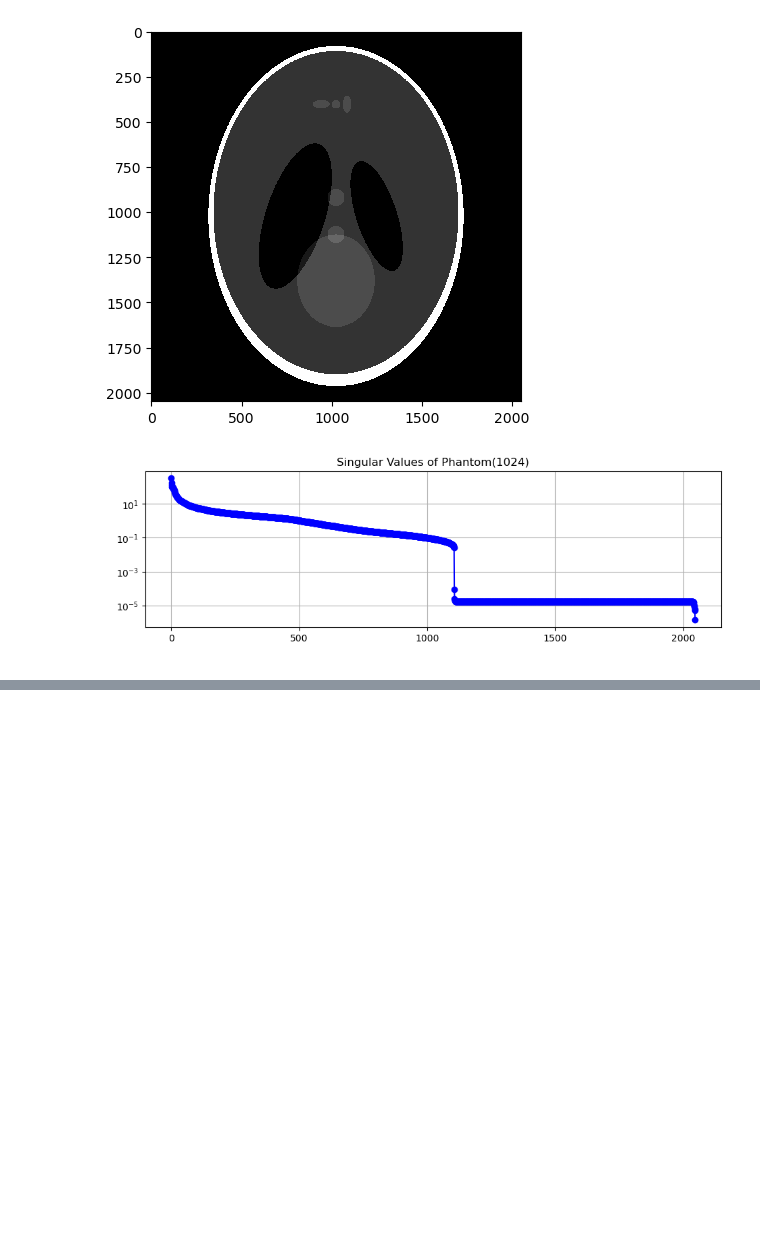
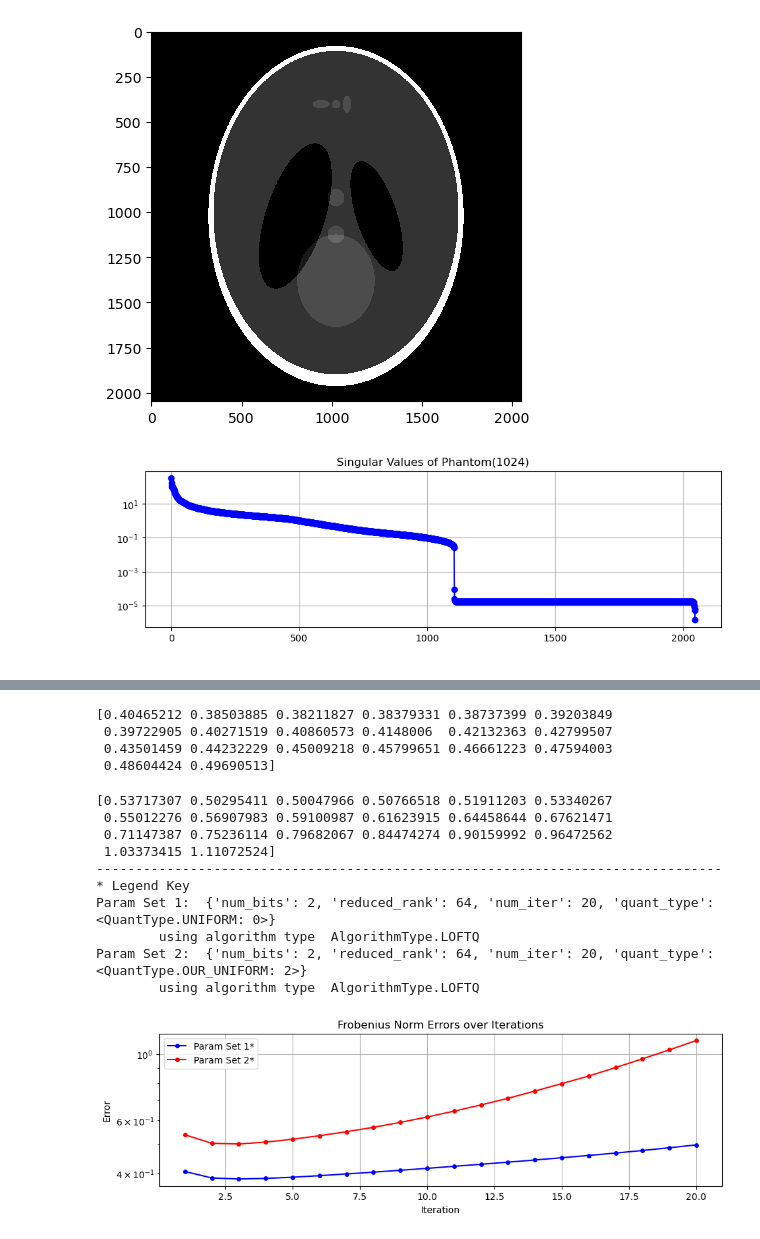
Before and after one commit to pilancilab/caldera, a Jupyter notebook: naomi/notebooks/mixed_lplr.ipynb, the cells around one changed output, grey strips where cells are left out. Cells and saved outputs as stored; diff of their text form; code cells hidden in the pictures; blank space fills up the shorter version.

```diff
--- a/naomi/notebooks/mixed_lplr.ipynb
+++ b/naomi/notebooks/mixed_lplr.ipynb
@@ -161,3 +286,33 @@ Param Set 2:  {'num_bits': 4, 'num_bits_factors': 8, 'reduced_rank': 64, 'num_it
+# %%
+test_iterative_weight_compression(
+    algorithm_kwargs = [{
+        "num_bits": 2, "reduced_rank": 64, "num_iter": 20, "quant_type": QuantType.UNIFORM
+    },
+    {
+        "num_bits": 2, "reduced_rank": 64, "num_iter": 20, "quant_type": QuantType.OUR_UNIFORM
+    }],
+    algorithm_types=[
+        AlgorithmType.LOFTQ, AlgorithmType.LOFTQ
+    ],
+    plot_title="Frobenius Norm Errors over Iterations",
+    X=X_mis.T
+)
+# %% [output]
+[0.40465212 0.38503885 0.38211827 0.38379331 0.38737399 0.39203849
+ 0.39722905 0.40271519 0.40860573 0.4148006  0.42132363 0.42799507
+ 0.43501459 0.44232229 0.45009218 0.45799651 0.46661223 0.47594003
+ 0.48604424 0.49690513]
+[0.53717307 0.50295411 0.50047966 0.50766518 0.51911203 0.53340267
+ 0.55012276 0.56907983 0.59100987 0.61623915 0.64458644 0.67621471
+ 0.71147387 0.75236114 0.79682067 0.84474274 0.90159992 0.96472562
+ 1.03373415 1.11072524]
+--------------------------------------------------------------------------------
+* Legend Key
+Param Set 1:  {'num_bits': 2, 'reduced_rank': 64, 'num_iter': 20, 'quant_type': <QuantType.UNIFORM: 0>}
+        using algorithm type  AlgorithmType.LOFTQ
+Param Set 2:  {'num_bits': 2, 'reduced_rank': 64, 'num_iter': 20, 'quant_type': <QuantType.OUR_UNIFORM: 2>}
+        using algorithm type  AlgorithmType.LOFTQ
+[figure, added]
 # %%
 ### Do some hyperparameter sweeps on the Shepp-Logan matrix
 average_bit_level = 3
```
Also changed, not shown: parts of 19 cells of this notebook, 7 other files.
